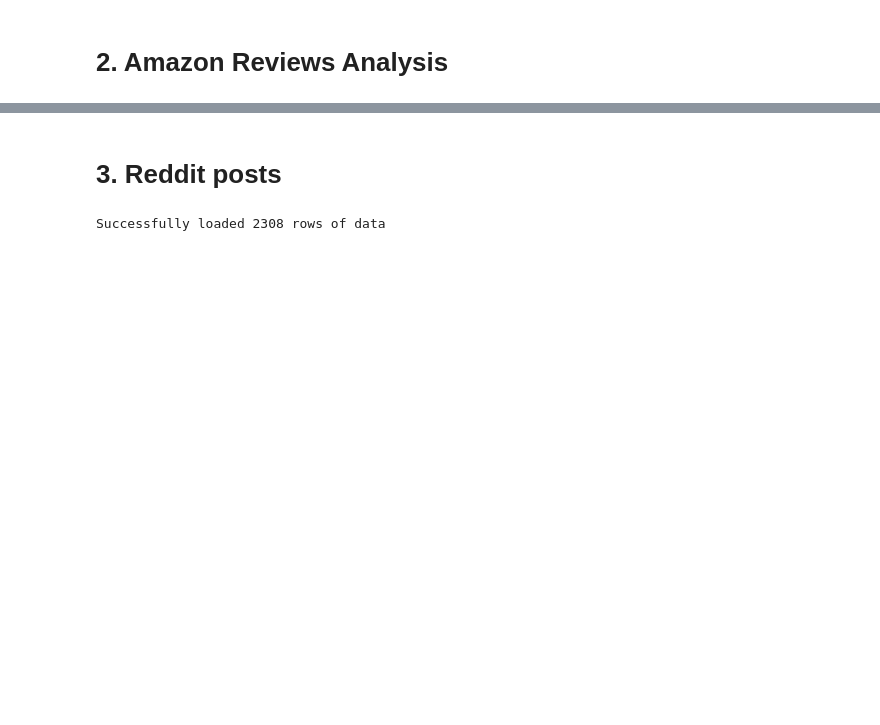
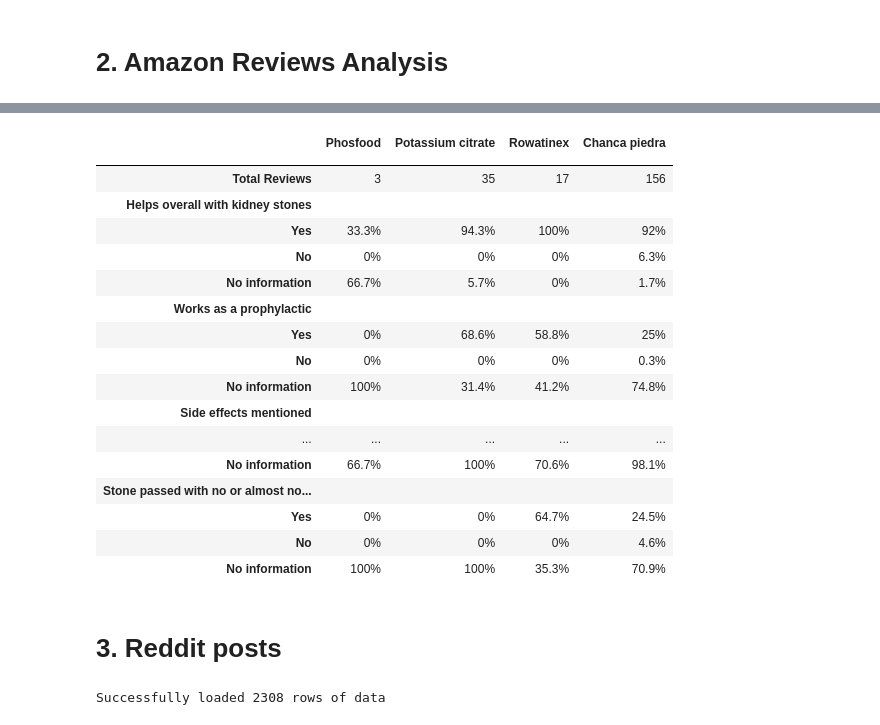
Before and after one commit to aph-research/chanca-piedra, a Jupyter notebook: chanca-piedra-analysis.ipynb, the cells around one changed output, grey strips where cells are left out. Saved outputs shown, nothing was run; the diff lists cells and outputs as text; code cells hidden in the pictures; blank space fills up the shorter version.

```diff
--- a/chanca-piedra-analysis.ipynb
+++ b/chanca-piedra-analysis.ipynb
@@ -436,3 +417,28 @@ display(style_dataframe(ratings_display_df))
+# %%
+# Generate high-quality table
+display_df_high = create_amazon_table(high_quality_reviews_only=True)
+display(style_dataframe(display_df_high))
+tablename = "amazon-table-full-analysis-high-quality"
+display_df_high.to_html(figfolder + tablename + ".html")
+# %% [output]
+|  | Phosfood | Potassium citrate | Rowatinex | Chanca piedra |
+|  |  |  |  |  |
+| Total Reviews | 3 | 35 | 17 | 156 |
+| Helps overall with kidney stones |  |  |  |  |
+| Yes | 33.3% | 94.3% | 100% | 92% |
+| No | 0% | 0% | 0% | 6.3% |
+| No information | 66.7% | 5.7% | 0% | 1.7% |
+| Works as a prophylactic |  |  |  |  |
+| Yes | 0% | 68.6% | 58.8% | 25% |
+| No | 0% | 0% | 0% | 0.3% |
+| No information | 100% | 31.4% | 41.2% | 74.8% |
+| Side effects mentioned |  |  |  |  |
+| ... | ... | ... | ... | ... |
+| No information | 66.7% | 100% | 70.6% | 98.1% |
+| Stone passed with no or almost no... |  |  |  |  |
+| Yes | 0% | 0% | 64.7% | 24.5% |
+| No | 0% | 0% | 0% | 4.6% |
+| No information | 100% | 100% | 35.3% | 70.9% |
 # %% [markdown]
 # 3. Reddit posts
 # %%
```
Also changed, not shown: parts of 15 cells of this notebook, 6 other files.
